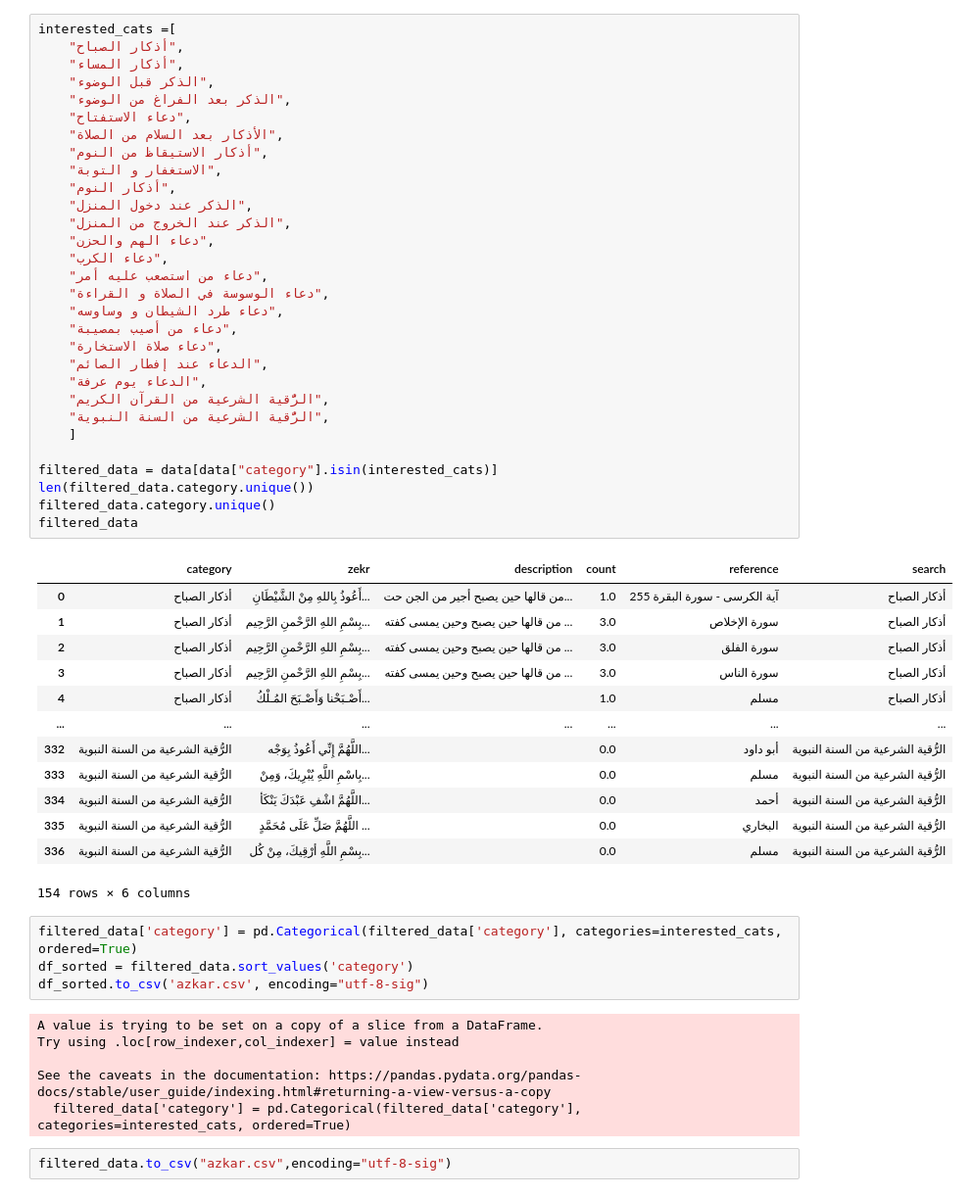
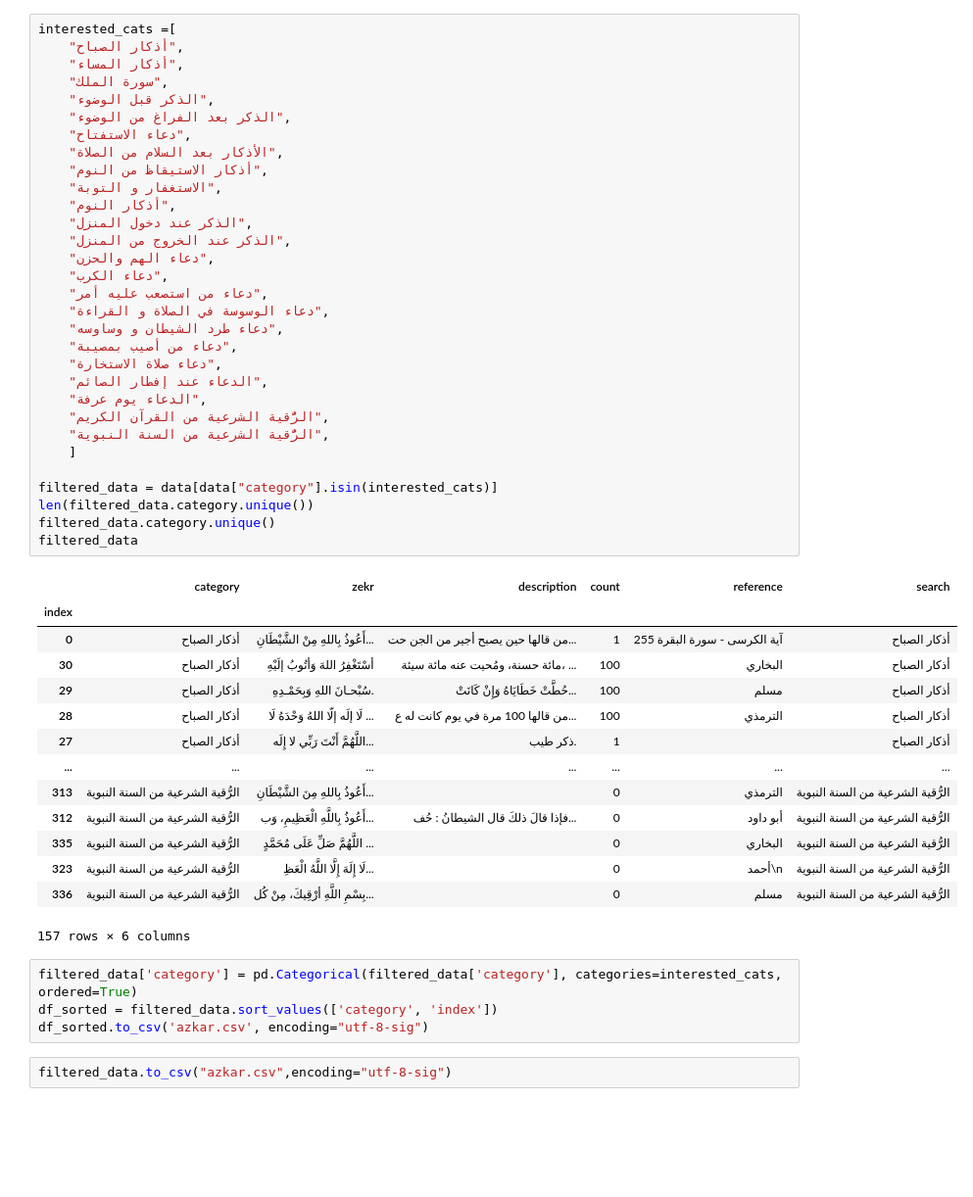
Before and after one commit to Osama-Abd-El-Mohsen/Azkar_App, a Jupyter notebook: test.ipynb, the cells around one changed output. Shown: that part at 98% size. Saved outputs shown, nothing was run; the diff lists cells and outputs as text; blank space fills up the shorter version.

```diff
--- a/test.ipynb
+++ b/test.ipynb
@@ -14,56 +15,52 @@ data.head()
 interested_cats =[
     "أذكار الصباح",
     "أذكار المساء",
+    "سورة الملك",
     "الذكر قبل الوضوء",
     "الذكر بعد الفراغ من الوضوء",
     "دعاء الاستفتاح",
     "الأذكار بعد السلام من الصلاة",
     "أذكار الاستيقاظ من النوم",
     "الاستغفار و التوبة",
     "أذكار النوم",
     "الذكر عند دخول المنزل",
     "الذكر عند الخروج من المنزل",
     "دعاء الهم والحزن",
     "دعاء الكرب",
     "دعاء من استصعب عليه أمر",
     "دعاء الوسوسة في الصلاة و القراءة",
     "دعاء طرد الشيطان و وساوسه",
     "دعاء من أصيب بمصيبة",
     "دعاء صلاة الاستخارة",
     "الدعاء عند إفطار الصائم",
     "الدعاء يوم عرفة",
     "الرُّقية الشرعية من القرآن الكريم",
     "الرُّقية الشرعية من السنة النبوية",
     ]
 
 filtered_data = data[data["category"].isin(interested_cats)]
 len(filtered_data.category.unique())
 filtered_data.category.unique()
 filtered_data
 # %% [output]
 |  | category | zekr | description | count | reference | search |
-| 0 | أذكار الصباح | أَعُوذُ بِاللهِ مِنْ الشَّيْطَانِ... | من قالها حين يصبح أجير من الجن حت... | 1.0 | آية الكرسى - سورة البقرة 255 | أذكار الصباح |
-| 1 | أذكار الصباح | بِسْمِ اللهِ الرَّحْمنِ الرَّحِيم... | من قالها حين يصبح وحين يمسى كفته ... | 3.0 | سورة الإخلاص | أذكار الصباح |
-| 2 | أذكار الصباح | بِسْمِ اللهِ الرَّحْمنِ الرَّحِيم... | من قالها حين يصبح وحين يمسى كفته ... | 3.0 | سورة الفلق | أذكار الصباح |
-| 3 | أذكار الصباح | بِسْمِ اللهِ الرَّحْمنِ الرَّحِيم... | من قالها حين يصبح وحين يمسى كفته ... | 3.0 | سورة الناس | أذكار الصباح |
-| 4 | أذكار الصباح | أَصْـبَحْنا وَأَصْـبَحَ المُـلْكُ... |  | 1.0 | مسلم | أذكار الصباح |
+| index |  |  |  |  |  |  |
+| 0 | أذكار الصباح | أَعُوذُ بِاللهِ مِنْ الشَّيْطَانِ... | من قالها حين يصبح أجير من الجن حت... | 1 | آية الكرسى - سورة البقرة 255 | أذكار الصباح |
+| 30 | أذكار الصباح | أسْتَغْفِرُ اللهَ وَأتُوبُ إلَيْهِ | مائة حسنة، ومُحيت عنه مائة سيئة، ... | 100 | البخاري | أذكار الصباح |
+| 29 | أذكار الصباح | سُبْحـانَ اللهِ وَبِحَمْـدِهِ. | حُطَّتْ خَطَايَاهُ وَإِنْ كَانَتْ... | 100 | مسلم | أذكار الصباح |
+| 28 | أذكار الصباح | لَا إلَه إلّا اللهُ وَحْدَهُ لَا ... | من قالها 100 مرة في يوم كانت له ع... | 100 | الترمذي | أذكار الصباح |
+| 27 | أذكار الصباح | اللَّهُمَّ أَنْتَ رَبِّي لا إِلَه... | ذكر طيب. | 1 |  | أذكار الصباح |
 | ... | ... | ... | ... | ... | ... | ... |
-| 332 | الرُّقية الشرعية من السنة النبوية | اللَّهُمَّ إِنِّي أَعُوذُ بِوَجْه... |  | 0.0 | أبو داود | الرُّقية الشرعية من السنة النبوية |
-| 333 | الرُّقية الشرعية من السنة النبوية | بِاسْمِ اللَّهِ يُبْرِيكَ، وَمِنْ... |  | 0.0 | مسلم | الرُّقية الشرعية من السنة النبوية |
-| 334 | الرُّقية الشرعية من السنة النبوية | اللَّهُمَّ اشْفِ عَبْدَكَ يَنْكَأ... |  | 0.0 | أحمد | الرُّقية الشرعية من السنة النبوية |
-| 335 | الرُّقية الشرعية من السنة النبوية | اللَّهُمَّ صَلِّ عَلَى مُحَمَّدٍ ... |  | 0.0 | البخاري | الرُّقية الشرعية من السنة النبوية |
-| 336 | الرُّقية الشرعية من السنة النبوية | بِسْمِ اللَّهِ أرْقِيكَ، مِنْ كُل... |  | 0.0 | مسلم | الرُّقية الشرعية من السنة النبوية |
+| 313 | الرُّقية الشرعية من السنة النبوية | أَعُوذُ بِاللهِ مِنَ الشَّيْطَانِ... |  | 0 | الترمذي | الرُّقية الشرعية من السنة النبوية |
+| 312 | الرُّقية الشرعية من السنة النبوية | أَعُوذُ بِاللَّهِ الْعَظِيمِ، وَب... | فإذا قالَ ذلكَ قال الشيطانُ : حُف... | 0 | أبو داود | الرُّقية الشرعية من السنة النبوية |
+| 335 | الرُّقية الشرعية من السنة النبوية | اللَّهُمَّ صَلِّ عَلَى مُحَمَّدٍ ... |  | 0 | البخاري | الرُّقية الشرعية من السنة النبوية |
+| 323 | الرُّقية الشرعية من السنة النبوية | لَا إِلَهَ إِلَّا اللَّهُ الْعَظِ... |  | 0 | أحمد\n | الرُّقية الشرعية من السنة النبوية |
+| 336 | الرُّقية الشرعية من السنة النبوية | بِسْمِ اللَّهِ أرْقِيكَ، مِنْ كُل... |  | 0 | مسلم | الرُّقية الشرعية من السنة النبوية |
-154 rows × 6 columns
+157 rows × 6 columns
 # %%
 filtered_data['category'] = pd.Categorical(filtered_data['category'], categories=interested_cats, ordered=True)
-df_sorted = filtered_data.sort_values('category')
+df_sorted = filtered_data.sort_values(['category', 'index'])
 df_sorted.to_csv('azkar.csv', encoding="utf-8-sig")
-# %% [output]
-A value is trying to be set on a copy of a slice from a DataFrame.
-Try using .loc[row_indexer,col_indexer] = value instead
-
-See the caveats in the documentation: https://pandas.pydata.org/pandas-docs/stable/user_guide/indexing.html#returning-a-view-versus-a-copy
-  filtered_data['category'] = pd.Categorical(filtered_data['category'], categories=interested_cats, ordered=True)
 # %%
 filtered_data.to_csv("azkar.csv",encoding="utf-8-sig")
 # %%
```
Also changed, not shown: parts of 2 cells of this notebook, 6 other files.
